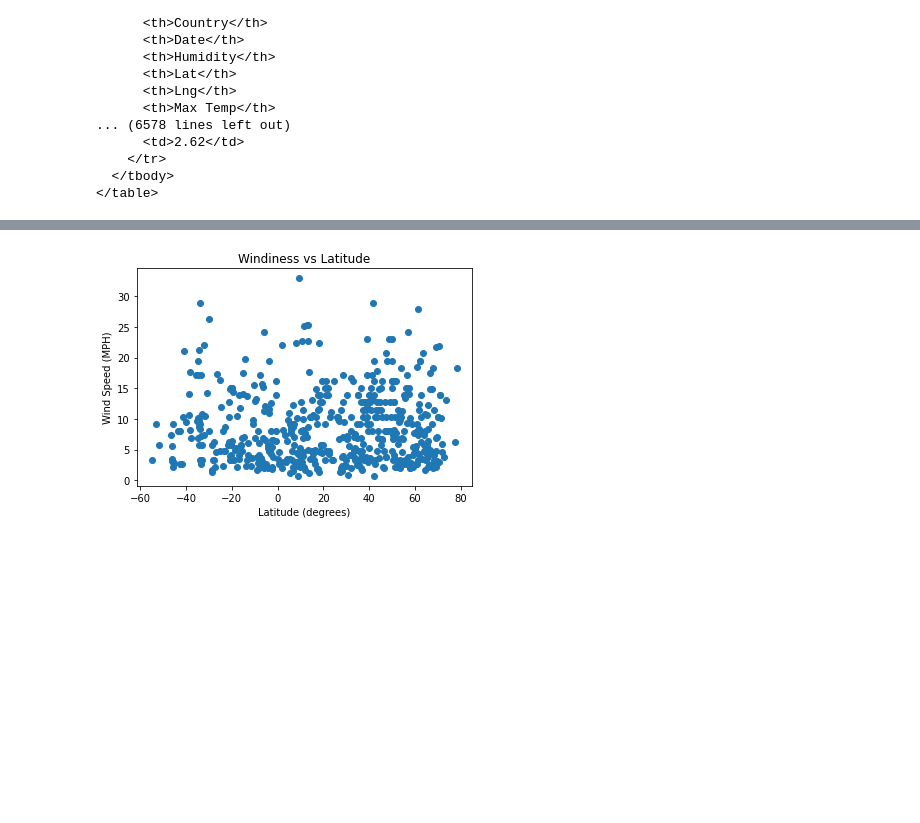
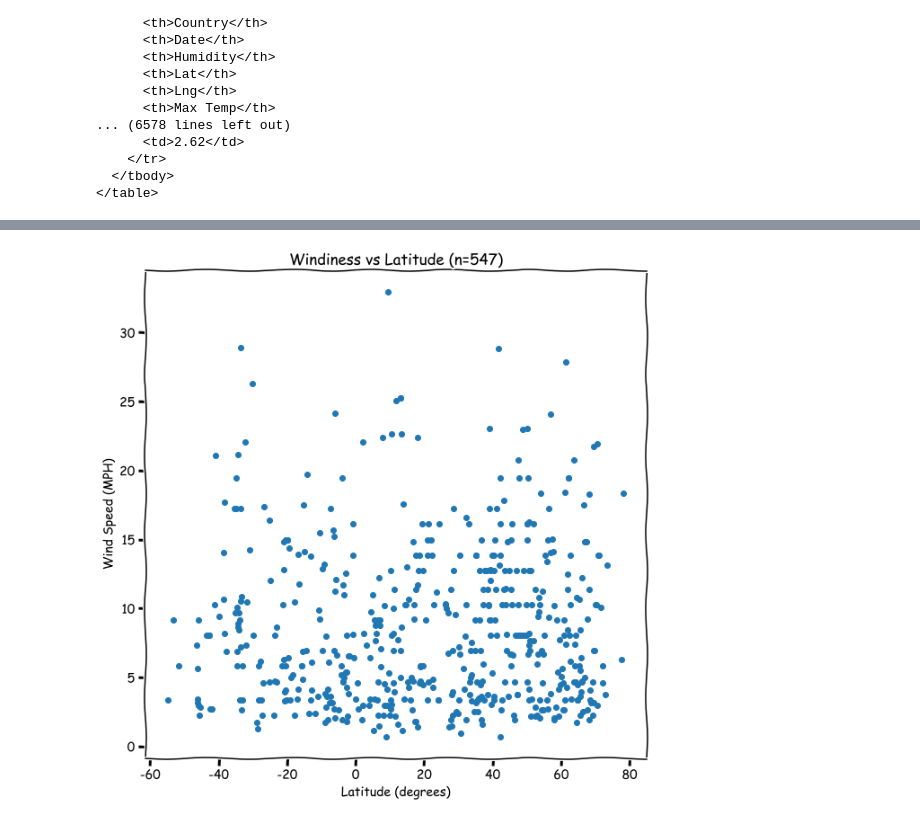
Before and after one commit to papadiscobravo/Web-Design-Challenge, a Jupyter notebook: CSV-to-DF-to-HTML.ipynb, the cells around one changed output, grey strips where cells are left out. Saved outputs shown, nothing was run; the diff lists cells and outputs as text; code cells hidden in the pictures; blank space fills up the shorter version.

```diff
--- a/CSV-to-DF-to-HTML.ipynb
+++ b/CSV-to-DF-to-HTML.ipynb
@@ -101,13 +113,15 @@ plt.show()
 # %%
 xValues = lat
 yValues = windiness
 
 # Create a scatterplot for temperature vs latitude
-plt.scatter(xValues,yValues)
-plt.title("Windiness vs Latitude")
-plt.xlabel("Latitude (degrees)")
-plt.ylabel("Wind Speed (MPH)")
-plt.savefig("assets/TempWind.png")
-plt.show()
+with plt.xkcd():
+    plt.figure(figsize=(10,10))
+    plt.scatter(xValues,yValues)
+    plt.title(f"Windiness vs Latitude (n={wind_N})")
+    plt.xlabel("Latitude (degrees)")
+    plt.ylabel("Wind Speed (MPH)")
+    plt.savefig("assets/WindLat.png")
+    plt.show()
 # %% [output]
-[figure, old version]
+[figure, new version]
```
Also changed, not shown: parts of 4 cells of this notebook, 12 other files.
